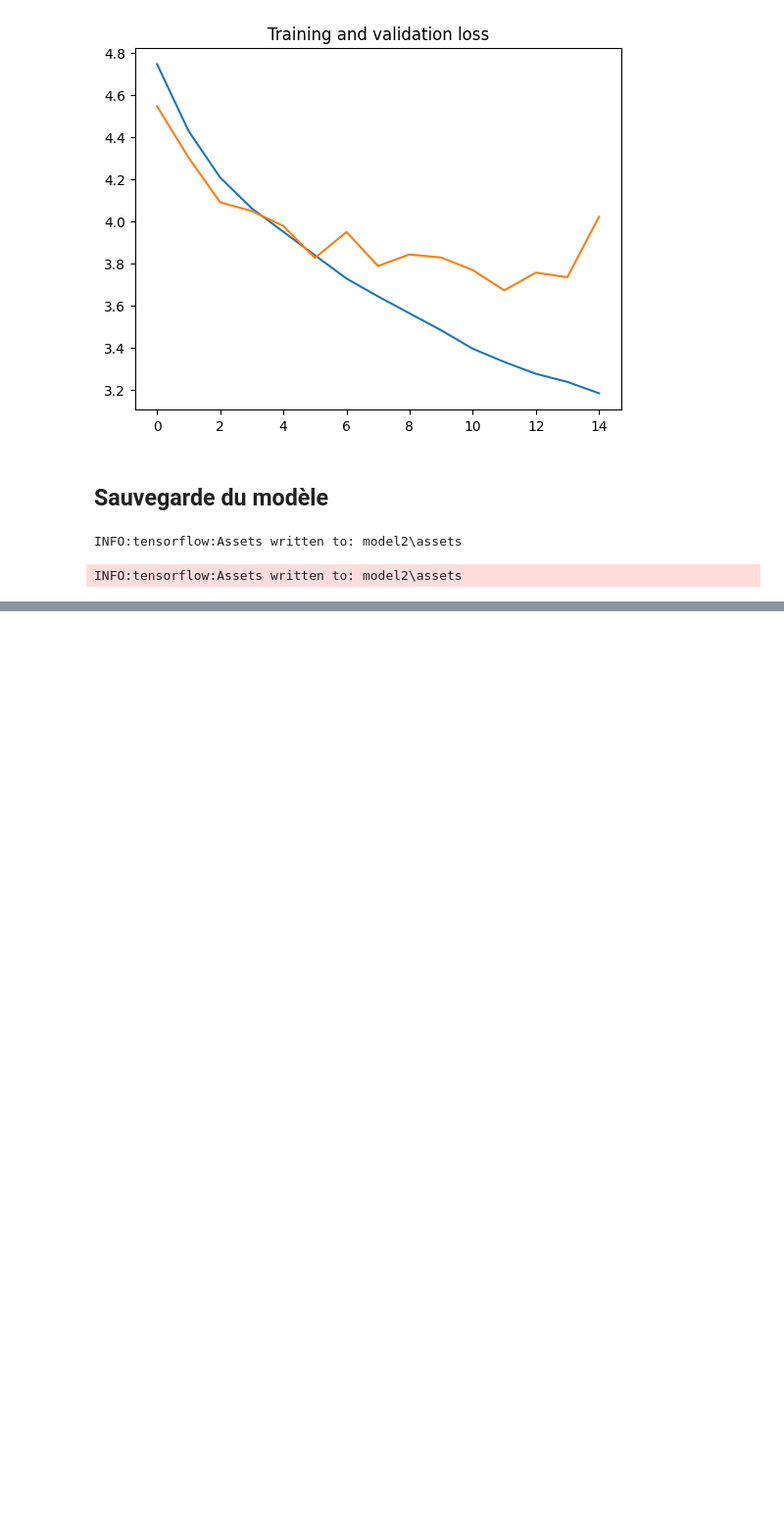
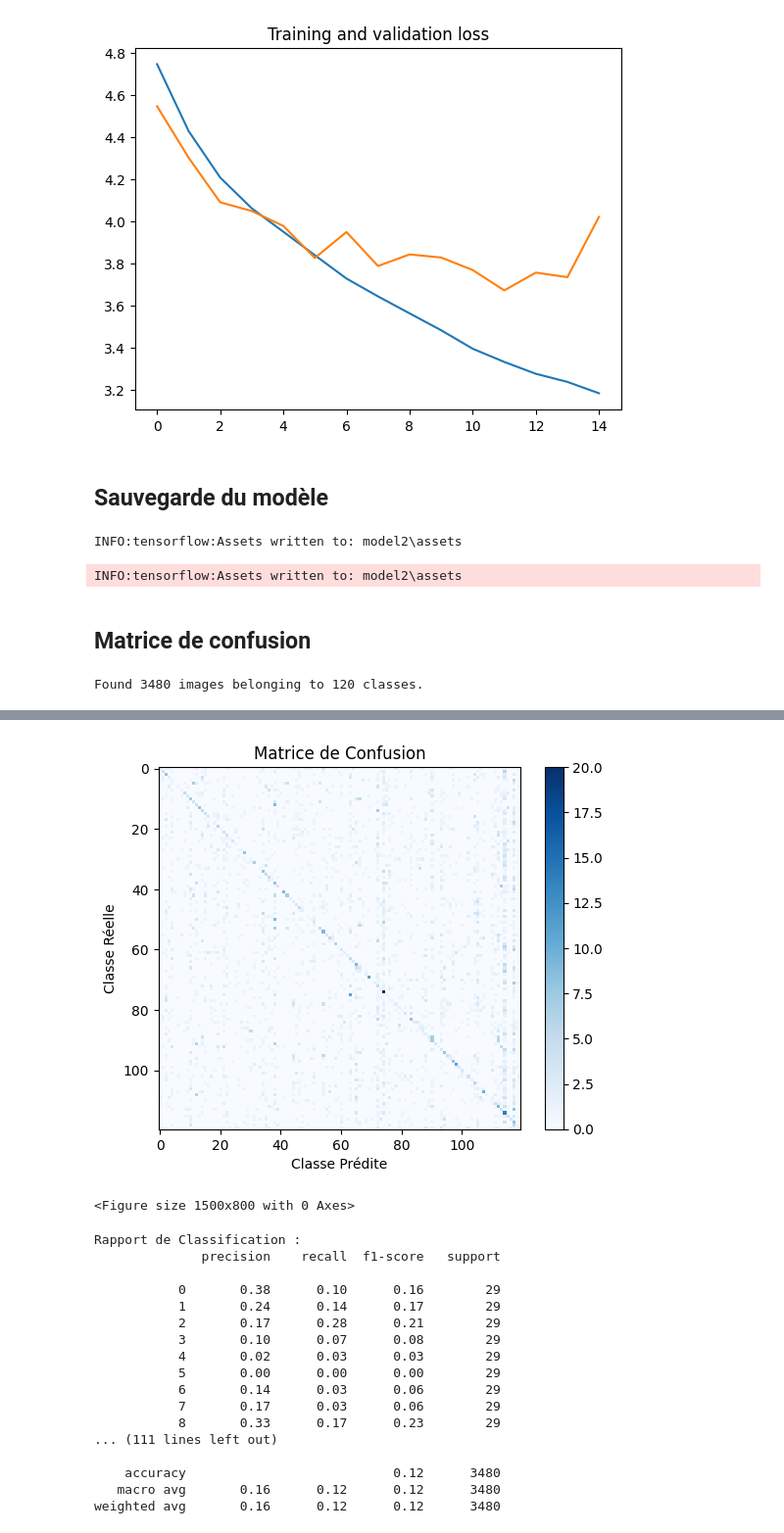
Before and after one commit to zbrwkq/projet_intro_deep_learning, a Jupyter notebook: model_training.ipynb, the cells around one changed output, grey strips where cells are left out. Shown: that part at 98% size. Drawn from its saved outputs; the diff is of its cells as text; code cells hidden in the pictures; blank space fills up the shorter version.

Commit message:
matrice de confusion (#11)

```diff
--- a/model_training.ipynb
+++ b/model_training.ipynb
@@ -431,3 +431,42 @@ model.save('model2', save_format='tf')
 # %% [output]
 INFO:tensorflow:Assets written to: model2\assets
 INFO:tensorflow:Assets written to: model2\assets
+# %% [markdown]
+## Matrice de confusion
+# %%
+import numpy as np
+import matplotlib.pyplot as plt
+from sklearn.metrics import confusion_matrix, classification_report
+from keras.preprocessing.image import ImageDataGenerator
+import tensorflow as tf
+
+model = tf.keras.models.load_model('model2/')
+
+data_generator = ImageDataGenerator(rescale=1./255)
+data_flow = data_generator.flow_from_directory(
+    'test',
+    target_size=(150, 150) ,
+    batch_size=1,
+    class_mode='categorical',
+    shuffle=False
+)
+
+predictions = model.predict_generator(data_flow, steps=len(data_flow), verbose=1)
+
+true_classes = data_flow.classes
+
+predicted_classes = np.argmax(predictions, axis=1)
+
+confusion_mat = confusion_matrix(true_classes, predicted_classes)
+
+plt.imshow(confusion_mat, interpolation='nearest', cmap=plt.cm.Blues)
+plt.title('Matrice de Confusion')
+plt.colorbar()
+plt.xlabel('Classe Prédite')
+plt.ylabel('Classe Réelle')
+plt.show()
+
+print("Rapport de Classification :")
+print(classification_report(true_classes, predicted_classes))
+# %% [output]
+Found 3480 images belonging to 120 classes.
@@ -433,0 +474,19 @@ INFO:tensorflow:Assets written to: model2\assets
+[figure, added]
+<Figure size 1500x800 with 0 Axes>
+Rapport de Classification :
+              precision    recall  f1-score   support
+
+           0       0.38      0.10      0.16        29
+           1       0.24      0.14      0.17        29
+           2       0.17      0.28      0.21        29
+           3       0.10      0.07      0.08        29
+           4       0.02      0.03      0.03        29
+           5       0.00      0.00      0.00        29
+           6       0.14      0.03      0.06        29
+           7       0.17      0.03      0.06        29
+           8       0.33      0.17      0.23        29
+... (111 lines left out)
+
+    accuracy                           0.12      3480
+   macro avg       0.16      0.12      0.12      3480
+weighted avg       0.16      0.12      0.12      3480
```
Also changed, not shown: parts of 1 cell of this notebook.
